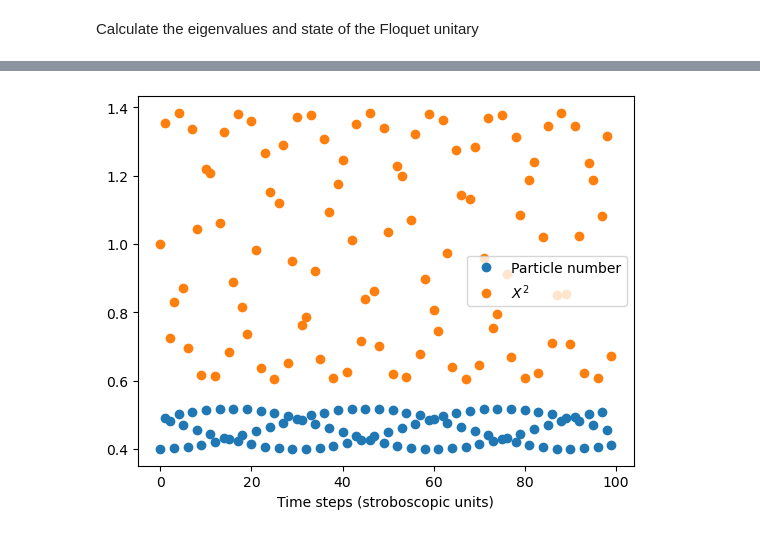
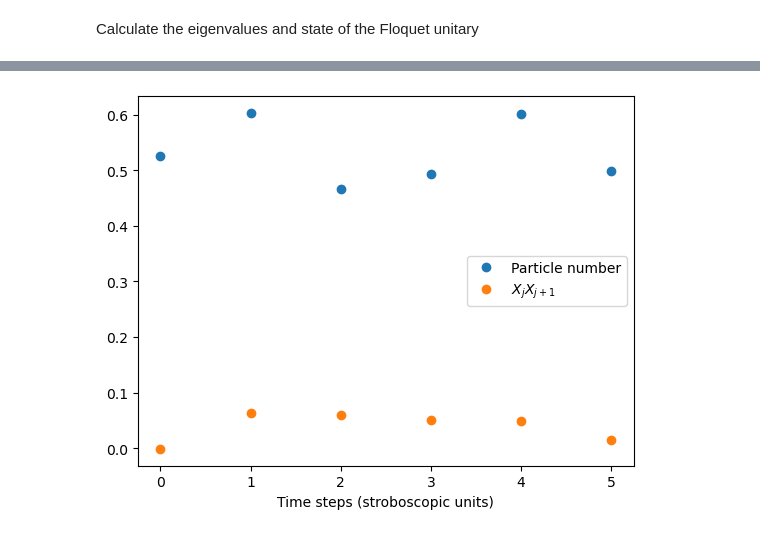
Before and after one commit to SamuelEwanBegg/XY_sensing, a Jupyter notebook: local_obs_Floquet_time_evolution_eff.ipynb, the cells around one changed output, grey strips where cells are left out. Drawn from its saved outputs; the diff is of its cells as text; code cells hidden in the pictures.

Commit message:
local_obs code verified against the brute force (non-floquet) evaluation XY_time_evolution

```diff
--- a/local_obs_Floquet_time_evolution_eff.ipynb
+++ b/local_obs_Floquet_time_evolution_eff.ipynb
@@ -14,15 +14,16 @@ num_cores = -1 #number of cores for parallelization
 # System parameters for periodic boundary condition spin chain
 J = 1.0         # +ve is Ferromagnet [Hamiltonian as defined Mishra, Bayat, PRL 127, 080504 (2021)]
 gamma = 1.0     # J(1+gamma)XX + J(1-gamma)YY (ignoring other factors, see paper or notes for defn.)
-sites = 5       # system size
-h1_amp = 0.2    # amplitude of the drive for periodic transverse field
+sites = 6       # system size, pick even N as odd N is not verified (pi or -pi mode becomes special)
+h1_amp = 1.0    # amplitude of the drive for periodic transverse field
 h1_period = 1.0 # period of the drive for periodic transverse field
 h0 = 0.1        # static transverse field
 
 # Initial state
-initial_state = 'random_state'
+initial_state = 'ground_state'
 # 'ground_state': starts in the system ground-state.
-# 'random_state': every site has a random up or down state
+# 'random_state': every momenta has a random up or down state in BdG eigenbasis
+# 'BdG_vacuum':   all spins down in BdG eigenbasis
 
 # Other options which may require some recoding for compatibility with the stroboscopic code
         # 'flips': manually flips specific spins (with the rest down), see below. Default: single flip. Odd number of excitations (spin) = even parity (fermions) = PBC.
@@ -38,11 +39,14 @@ boundary_conditions = 'PBC'
 # Time parameters
 dt = 0.0001                         # time step for integration
 oneperiod_steps = int(h1_period/dt) # number of steps in one period, make sure this is integer.
-final_time = 100                     # final time in stroboscopic units (return results at stroboscopic times up to this time)
+final_time = 6                    # final time in stroboscopic units (return results at stroboscopic times up to this time)
 
 # Initialize the periodic field and its midpoint for each time-step (to be used by integration scheme)
 h1 = h1_amp*np.sin(2*np.pi/(h1_period)*dt*np.arange(0,oneperiod_steps)) # initialize periodic field
 h1_midpoint = h1_amp*np.sin(2*np.pi/(h1_period)*dt*(0.5 + np.arange(0,oneperiod_steps))) # vector at the mid-point between time-steps, required for RK4 due to explicit time-dependance
+
+if sites % 2 != 0:
+    print("Warning: Odd number of sites — BdG k,-k pairing will be incomplete.")
 # %% [markdown]
 Calculate the eigenvalues and state of the Floquet unitary
 # %%
@@ -56,12 +60,12 @@ evec_list = []
 basis_state = []
 for kk in range(0,sites):
 
-    basis_state = basis_state + [np.asarray([1,0])] #basis state is up (occupied state), initial down-state used in method
+    basis_state = basis_state + [np.asarray([1.0,0.0],dtype=complex)] #basis state is up (occupied state), initial down-state used in method
 
 method = 'RK4' # integration method 'heun' or 'RK4' (best to go for very high accuracy/small steps as only integrate 1 period.)
 # integrate basis state
-state = methods.integrator_BdG(J, gamma, h0, h1, h1_midpoint, oneperiod_steps, dt, sites, boundary_conditions, basis_state, method)
-
+#state = methods.integrator_BdG(J, gamma, h0, h1, h1_midpoint, oneperiod_steps, dt, sites, boundary_conditions, basis_state, method)
+state = methods.integrate_bdg_eff(basis_state, h1_amp, h1_period, J, gamma, h0, dt, oneperiod_steps, sites, boundary_conditions)
 # Initial state is a list of vectors (u_k,v_k)
 # Build the Floquet unitary and calculate eigenvalues, eigenvectors in this basis
 eval, evec = methods.floquet_eigsystem(state)
@@ -75,7 +79,12 @@ if initial_state == "ground_state":
 
 elif initial_state == "random_state":
 
-    initial_state = methods.random_state(sites) # every spin random up or down
+    initial_state = methods.random_state(sites) # every spin random up or down (will be interpreted as BdG diagonal basis up and down)
+    #initial_state = methods.position_to_momentum(sites, boundary_conditions, initial_state) # convert to momentum space
+
+elif initial_state == "BdG_vacuum":
+
+    initial_state = methods.BdG_vacuum(sites) # BdG vacuum state, all spins down in BdG eigenbasis
 
 initial_state_list = initial_state_list + [initial_state]
 
@@ -103,11 +112,11 @@ for time in range(0,final_time):
     # Dag_obs: shape (1, sites, sites) local observables at time t
 
     # Z ~ particle number , <n_jj> = <c^{dag}_jj c_jj>, can also access general <c^{dag}_jj c_kk> if desired
-    jj = 3 # example
+    jj = 0 # example
     particle_number.append(obs[0, jj, jj])
 
     # X^2 = (c_j^dag + c_j)^2 = 1 + <c^{dag}_jj c{dag}_jj> + <c_jj c_jj>.
-    sigma_Xsq.append(1 + Dag_obs[0, jj, jj] + np.conj(Dag_obs[0, jj, jj]))
+    sigma_Xsq.append(obs[0, jj, jj+1] + np.conj(obs[0, jj, jj+1]) +  Dag_obs[0, jj, jj+1] + np.conj(Dag_obs[0, jj, jj+1]))
 # %% [output]
 Eigensystem evaluated
 time step: 0
@@ -129,8 +128,8 @@ time step: 99
 # %%
 plt.plot(np.arange(0,final_time),particle_number, "o", label='Particle number')
-plt.plot(np.arange(0,final_time),sigma_Xsq, "o", label=r'$X^2$')
+plt.plot(np.arange(0,final_time),sigma_Xsq, "o", label=r'$X_j X_{j+1} $') #(pauli matrices NOT spin operators! rescale by 1/2 per X to convert)
 plt.xlabel('Time steps (stroboscopic units)')
 plt.legend()
 plt.show()
 # %% [output]
-[figure, old version]
+[figure, new version]
```
Also changed, not shown: parts of 3 cells of this notebook, 1 other file.
